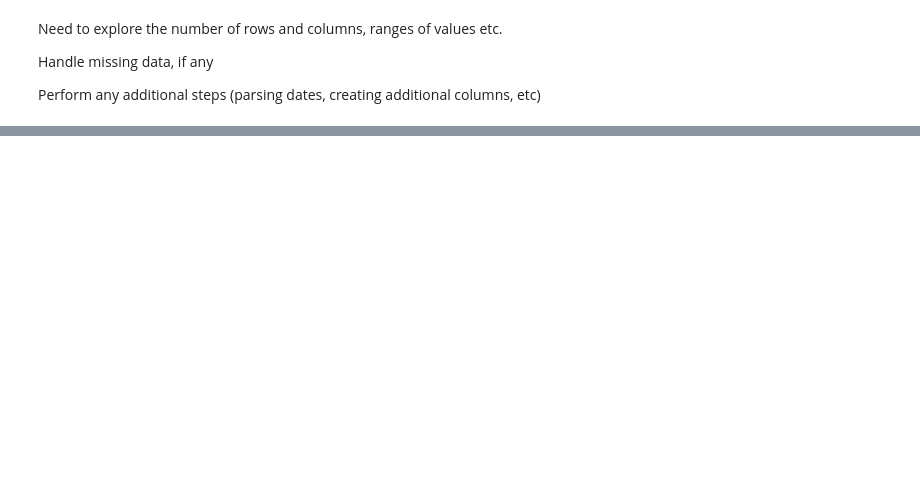
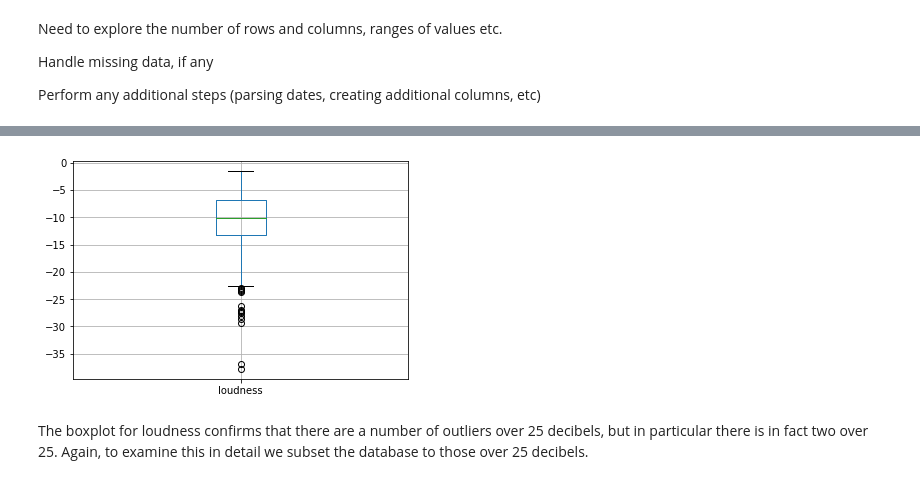
Before and after one commit to freddielloyd/SDPA_Coursework, a Jupyter notebook: Part 3 - Data Analytics/Part_3_Data_Analytics.ipynb, the cells around one changed output, grey strips where cells are left out. Cells and saved outputs as stored; diff of their text form; code cells hidden in the pictures; blank space fills up the shorter version.

```diff
--- a/Part 3 - Data Analytics/Part_3_Data_Analytics.ipynb
+++ b/Part 3 - Data Analytics/Part_3_Data_Analytics.ipynb
@@ -294,0 +620,8 @@ Name: Popularity, dtype: float64
+# %%
+bp = dataset.boxplot(column='loudness')
+# Sometimes you have to force display of outliers:
+#bp = plt.boxplot(dataset.loudness, 0, 'ro') # red circle
+# %% [output]
+[figure, added]
+# %% [markdown]
+The boxplot for loudness confirms that there are a number of outliers over 25 decibels, but in particular there is in fact two over 25. Again, to examine this in detail we subset the database to those over 25 decibels.
```
Also changed, not shown: parts of 89 cells of this notebook, 1 other file.
